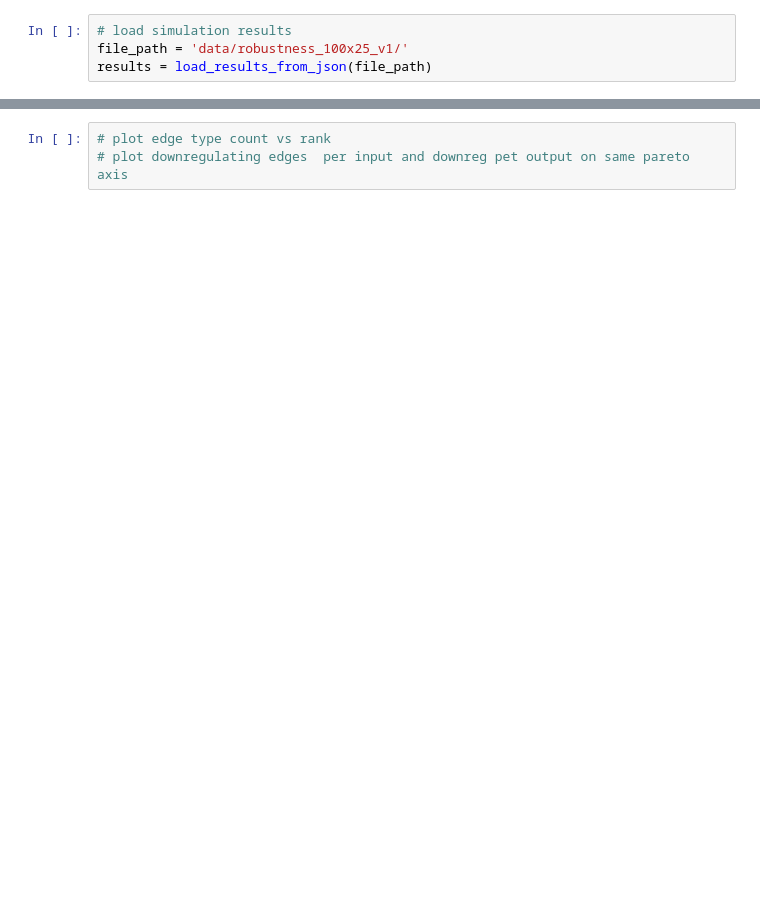
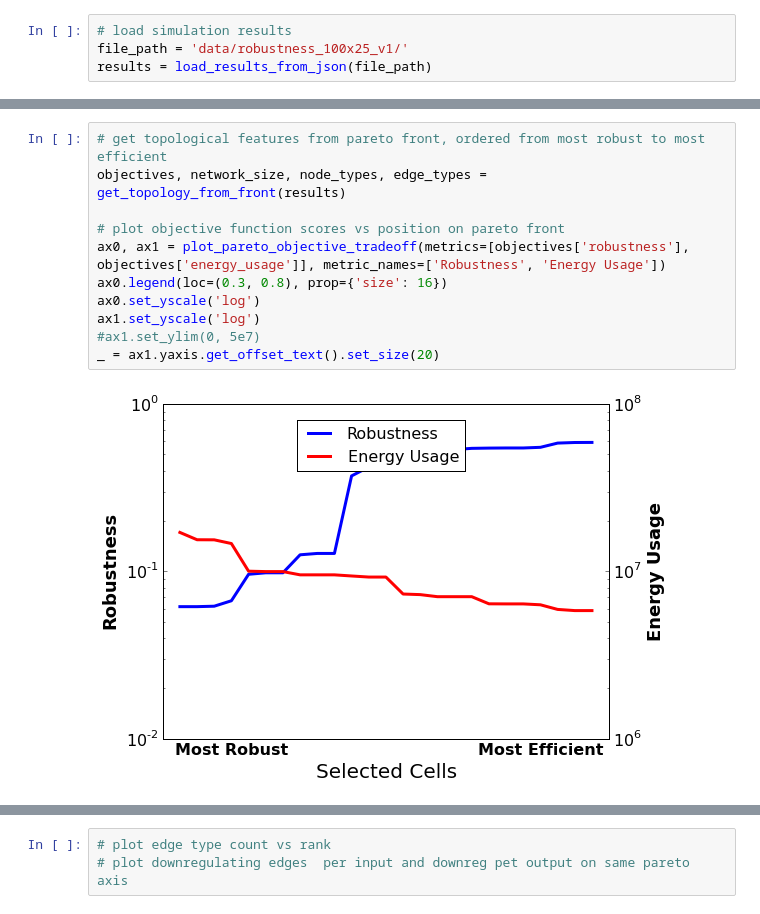
Before and after one commit to sbernasek/evolution_of_grn, a Jupyter notebook: analysis.ipynb, the cells around one changed output, grey strips where cells are left out. Drawn from its saved outputs; the diff is of its cells as text; blank space fills up the shorter version.

```diff
--- a/analysis.ipynb
+++ b/analysis.ipynb
@@ -27 +36,14 @@ ax.set_yscale('linear')
+# %%
+# get topological features from pareto front, ordered from most robust to most efficient
+objectives, network_size, node_types, edge_types = get_topology_from_front(results)
+
+# plot objective function scores vs position on pareto front
+ax0, ax1 = plot_pareto_objective_tradeoff(metrics=[objectives['robustness'], objectives['energy_usage']], metric_names=['Robustness', 'Energy Usage'])
+ax0.legend(loc=(0.3, 0.8), prop={'size': 16})
+ax0.set_yscale('log')
+ax1.set_yscale('log')
+#ax1.set_ylim(0, 5e7)
+_ = ax1.yaxis.get_offset_text().set_size(20)
+# %% [output]
+[figure, added]
 # %%
```
Also changed, not shown: parts of 20 cells of this notebook, 3 other files.
